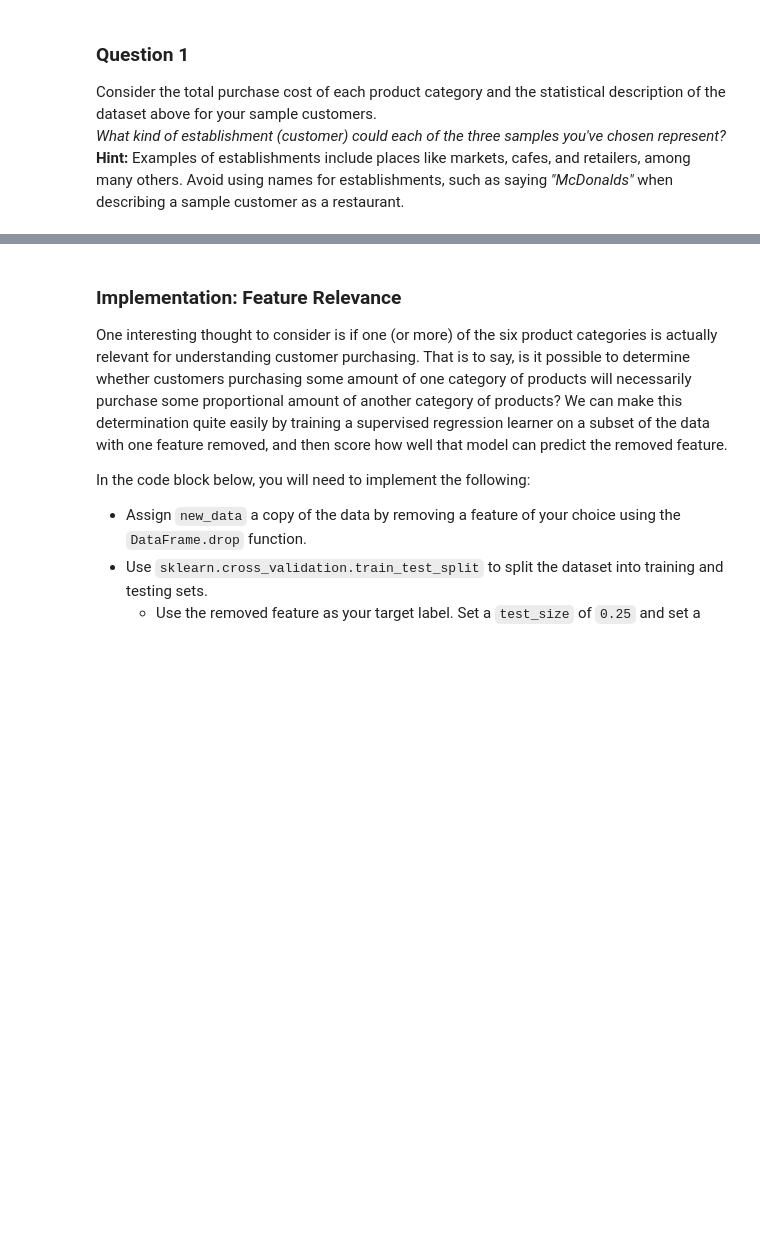
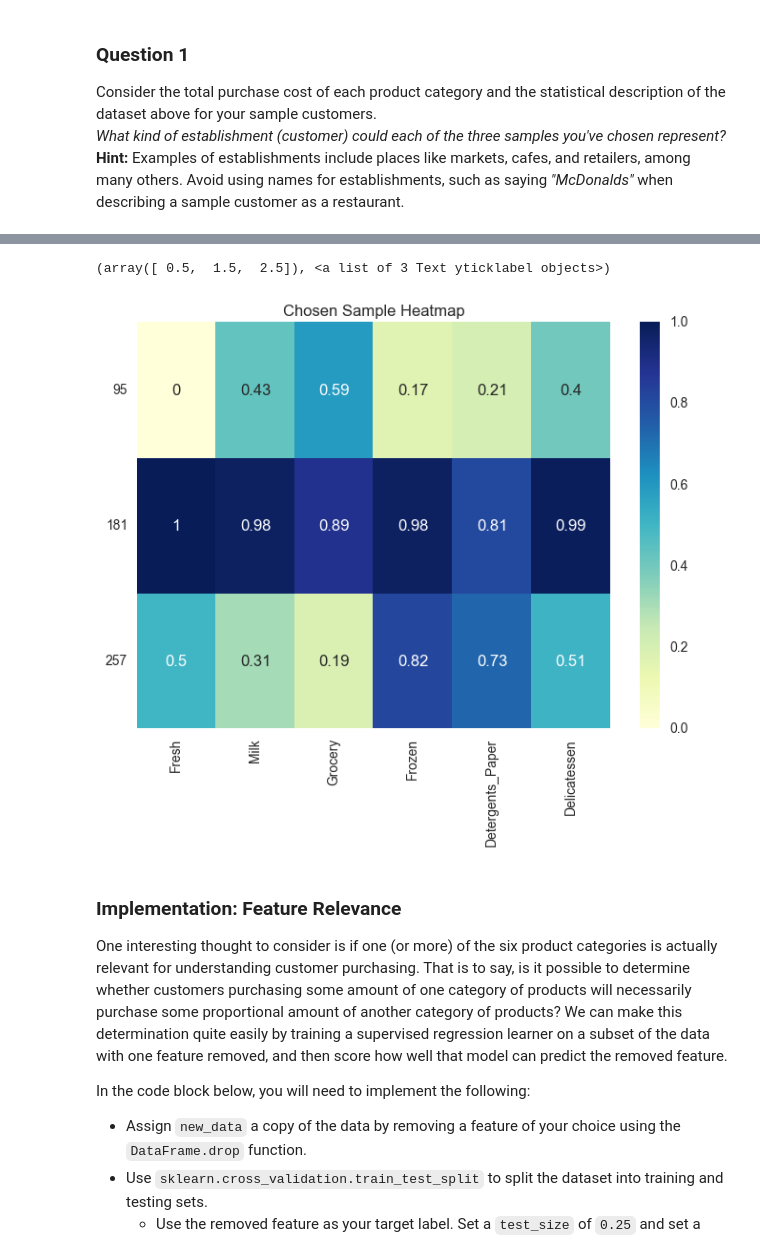
Before and after one commit to cyrano5614/machine_learning_udacity, a Jupyter notebook: projects/customer_segments/customer_segments.ipynb, the cells around one changed output, grey strips where cells are left out. Drawn from its saved outputs; the diff is of its cells as text; code cells hidden in the pictures; blank space fills up the shorter version.

```diff
--- a/projects/customer_segments/customer_segments.ipynb
+++ b/projects/customer_segments/customer_segments.ipynb
@@ -99,3 +104,17 @@ The customer is somewhat similar to customer 1 that it purchases product across
+# %%
+import seaborn as sns
+
+# Draw heatmap for the indices chosen
+
+indices_heat = data.rank(pct = True).iloc[indices].round(decimals=2)
+
+sns.heatmap(indices_heat, cmap = "YlGnBu", annot = True)
+plt.title('Chosen Sample Heatmap')
+plt.xticks(rotation = 'vertical')
+plt.yticks(rotation = 'horizontal')
+# %% [output]
+(array([ 0.5,  1.5,  2.5]), <a list of 3 Text yticklabel objects>)
+[figure, added]
 # %% [markdown]
 ### Implementation: Feature Relevance
 One interesting thought to consider is if one (or more) of the six product categories is actually relevant for understanding customer purchasing. That is to say, is it possible to determine whether customers purchasing some amount of one category of products will necessarily purchase some proportional amount of another category of products? We can make this determination quite easily by training a supervised regression learner on a subset of the data with one feature removed, and then score how well that model can predict the removed feature.
```
Also changed, not shown: parts of 13 cells of this notebook.
